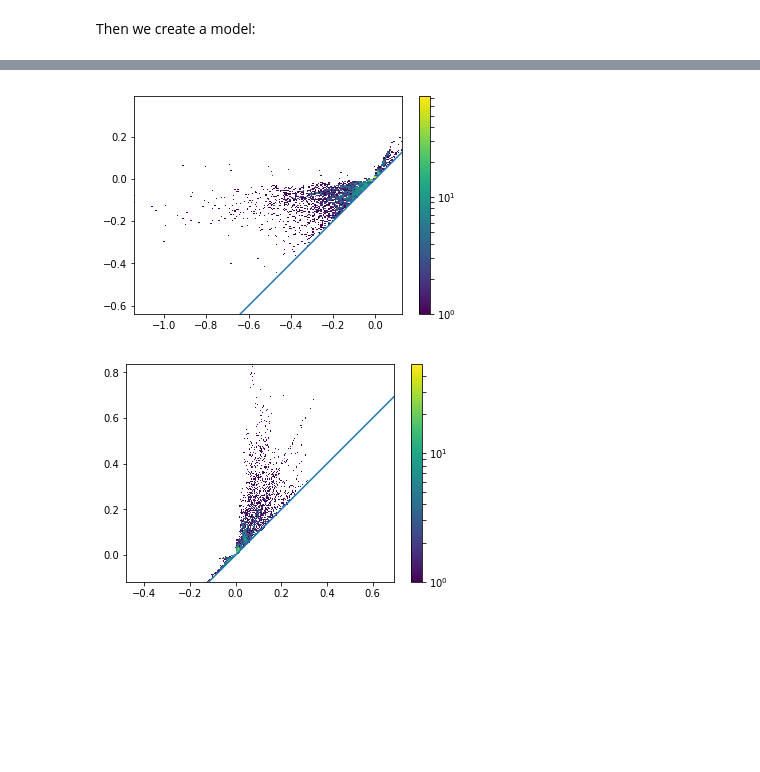
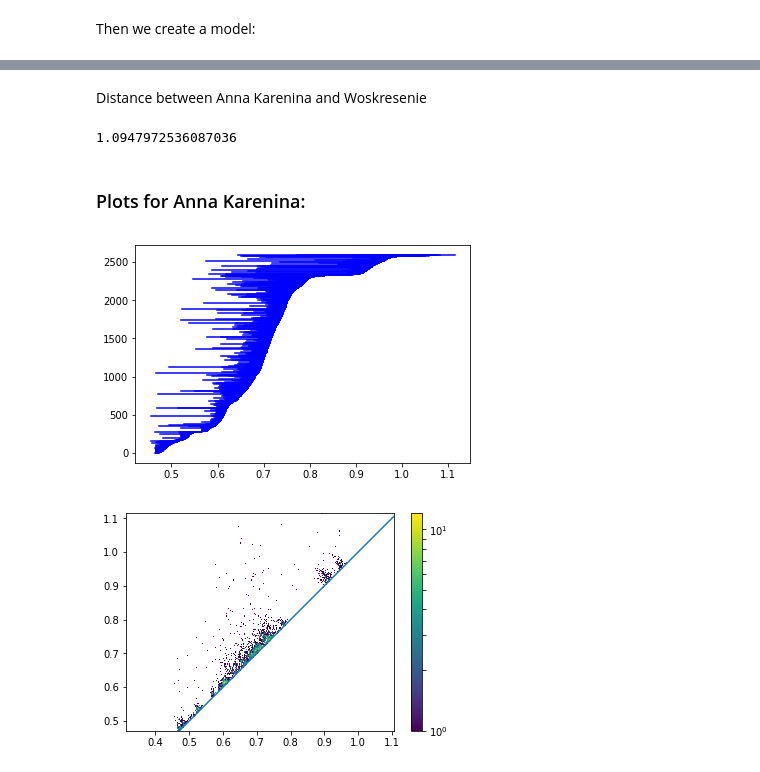
Before and after one commit to alexeykosh/2018-persistent-homology-NLP, a Jupyter notebook: notebooks/example1.ipynb, the cells around one changed output, grey strips where cells are left out. Saved outputs shown, nothing was run; the diff lists cells and outputs as text; code cells hidden in the pictures; blank space fills up the shorter version.

Commit message:
Added persistence class

```diff
--- a/notebooks/example1.ipynb
+++ b/notebooks/example1.ipynb
@@ -82,3 +133,33 @@ def get_vectors(model, dimensions=100):
+# %%
+def transorm(array):
+    '''
+    Transalate data cloud to positive coordinates
+    '''
+
+    if array.min() < 0:
+        new_array = array - array.min()
+        return new_array
+    else:
+        raise ValueError('This array has no negative values')
 # %% [markdown]
 ## Then some experiments:
+# %%
+def analyze_text(path, min_count=10, transf=False, text_f=None):
+
+    if text_f:
+        text = tokenize_and_lemmatize(path=None, text=text_f)
+    else:
+        text = tokenize_and_lemmatize(path=path)
+    model = word2vec.Word2Vec(text, size=100, window=20,
+                                  min_count=min_count, workers=4)
+    vectors = get_vectors(model)
+
+    if transf is True:
+        vectors = transorm(vectors)
+
+    f_lower_star = dn.fill_freudenthal(vectors)
+    p = dn.homology_persistence(f_lower_star)
+    dgms = dn.init_diagrams(p, f_lower_star)
+
+    return dgms, model, vectors
 # %% [markdown]
@@ -121,9 +260,22 @@ f_upper_star = dn.fill_freudenthal(vectors_1, reverse = True)
+# %%
+dgms_1, model_1, vectors_1 = analyze_text('/Users/alexey/Documents/GitHub/dialog_persistent/texts/Anna Karenina.txt', min_count=100)
+dgms_2, model_2, vectors_2 = analyze_text('/Users/alexey/Documents/GitHub/dialog_persistent/texts/Woskr.txt', min_count=100)
+# %% [markdown]
+Distance between Anna Karenina and Woskresenie
+# %%
+dn.wasserstein_distance(dgms_1[1], dgms_2[1])
+# %% [output]
+1.0947972536087036
+# %% [markdown]
+### Plots for Anna Karenina:
 # %%
+vectors = transorm(vectors_1)
+
+f_lower_star = dn.fill_freudenthal(vectors)
 p = dn.homology_persistence(f_lower_star)
 dgms = dn.init_diagrams(p, f_lower_star)
-
-dn.plot.plot_diagram_density(dgms[0], show = True)
+dn.plot.plot_bars(dgms[1], show = True, order='death')
 dn.plot.plot_diagram_density(dgms[1], show = True)
 # %% [output]
-[figure, old version]
+[figure, new version]
-[figure, old version]
+[figure, new version]
```
Also changed, not shown: parts of 64 cells of this notebook, 10 other files.
